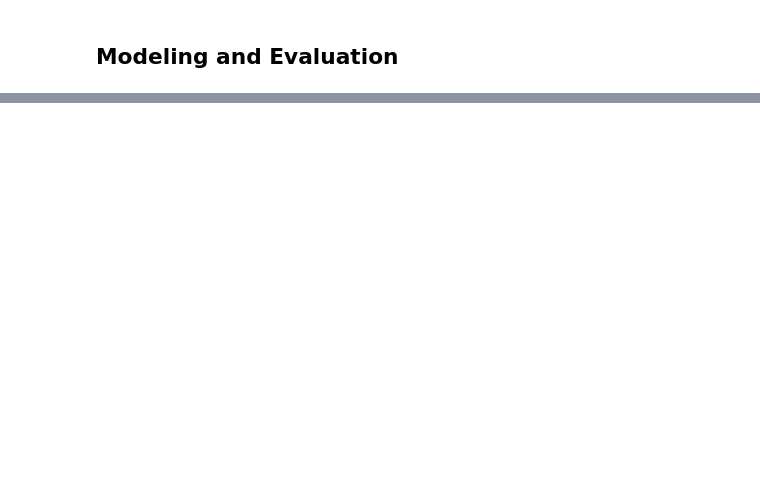
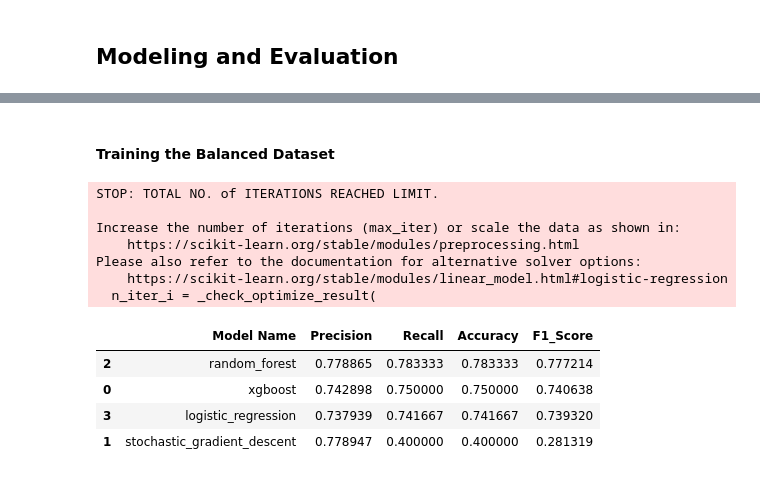
Before and after one commit to valiantezabuku/Building-Machine-Learning-API-s-with-FastAPI-Collabo, a Jupyter notebook: API.ipynb, the cells around one changed output, grey strips where cells are left out. Saved outputs shown, nothing was run; the diff lists cells and outputs as text; code cells hidden in the pictures; blank space fills up the shorter version.

```diff
--- a/API.ipynb
+++ b/API.ipynb
@@ -345,0 +496,63 @@ Splitting the dataset into Training and Testing data
+# %% [markdown]
+#### Training the Balanced Dataset
+# %%
+# Create a list of models to use
+balanced_models = [
+    ('xgboost', XGBClassifier(random_state=42)),
+    ('stochastic_gradient_descent', SGDClassifier(random_state=42)),
+    ('random_forest', RandomForestClassifier(random_state=42)),
+    ('logistic_regression', LogisticRegression(random_state=42))
+]
+
+#Create a table to store important metrics
+results_table = pd.DataFrame(columns=["Model Name", "Precision", "Recall", "Accuracy", "F1_Score"])
+
+#initialize an empty dictionary to store pipelines
+balanced_pipelines = {}
+
+#Loop through the models to train and get the scores
+for model_name, classifier in balanced_models:
+
+    balanced_pipeline = imbPipeline (steps=[
+        ('preprocessor', preprocessor),
+        ('smote_sampler', SMOTE(sampling_strategy='auto', random_state=42)),
+        ('feature Importance', SelectKBest(mutual_info_classif, k='all')),
+        ('classifier', classifier),
+    ])
+
+    # Fit the traing data to the pipeline
+    balanced_pipeline.fit(X_train, y_train_encoded)
+
+    #Make prediction using the test or eval dataset
+    y_pred = balanced_pipeline.predict(X_test)
+
+    #Store classification report values as a dictionary
+    metrics = classification_report(y_test_encoded, y_pred, output_dict=True)
+
+    #Save each individual pipleine in the loop to the initialised indictionary
+    balanced_pipelines[model_name] = balanced_pipeline
+
+    #Grab values from the balanced metric dictionary
+    accuracy = metrics['accuracy']
+    precision = metrics['weighted avg']['precision']
+    recall = metrics['weighted avg']['recall']
+    f1 = metrics['weighted avg']['f1-score']
+
+    #Add these values to the table
+    results_table.loc[len(results_table)] = [model_name, precision, recall, accuracy, f1]
+
+#sort table to have highest f1 on top
+results_table.sort_values('F1_Score', ascending=False)
+# %% [output]
+STOP: TOTAL NO. of ITERATIONS REACHED LIMIT.
+
+Increase the number of iterations (max_iter) or scale the data as shown in:
+    https://scikit-learn.org/stable/modules/preprocessing.html
+Please also refer to the documentation for alternative solver options:
+    https://scikit-learn.org/stable/modules/linear_model.html#logistic-regression
+  n_iter_i = _check_optimize_result(
+|  | Model Name | Precision | Recall | Accuracy | F1_Score |
+| 2 | random_forest | 0.778865 | 0.783333 | 0.783333 | 0.777214 |
+| 0 | xgboost | 0.742898 | 0.750000 | 0.750000 | 0.740638 |
+| 3 | logistic_regression | 0.737939 | 0.741667 | 0.741667 | 0.739320 |
+| 1 | stochastic_gradient_descent | 0.778947 | 0.400000 | 0.400000 | 0.281319 |
```
Also changed, not shown: parts of 22 cells of this notebook.
